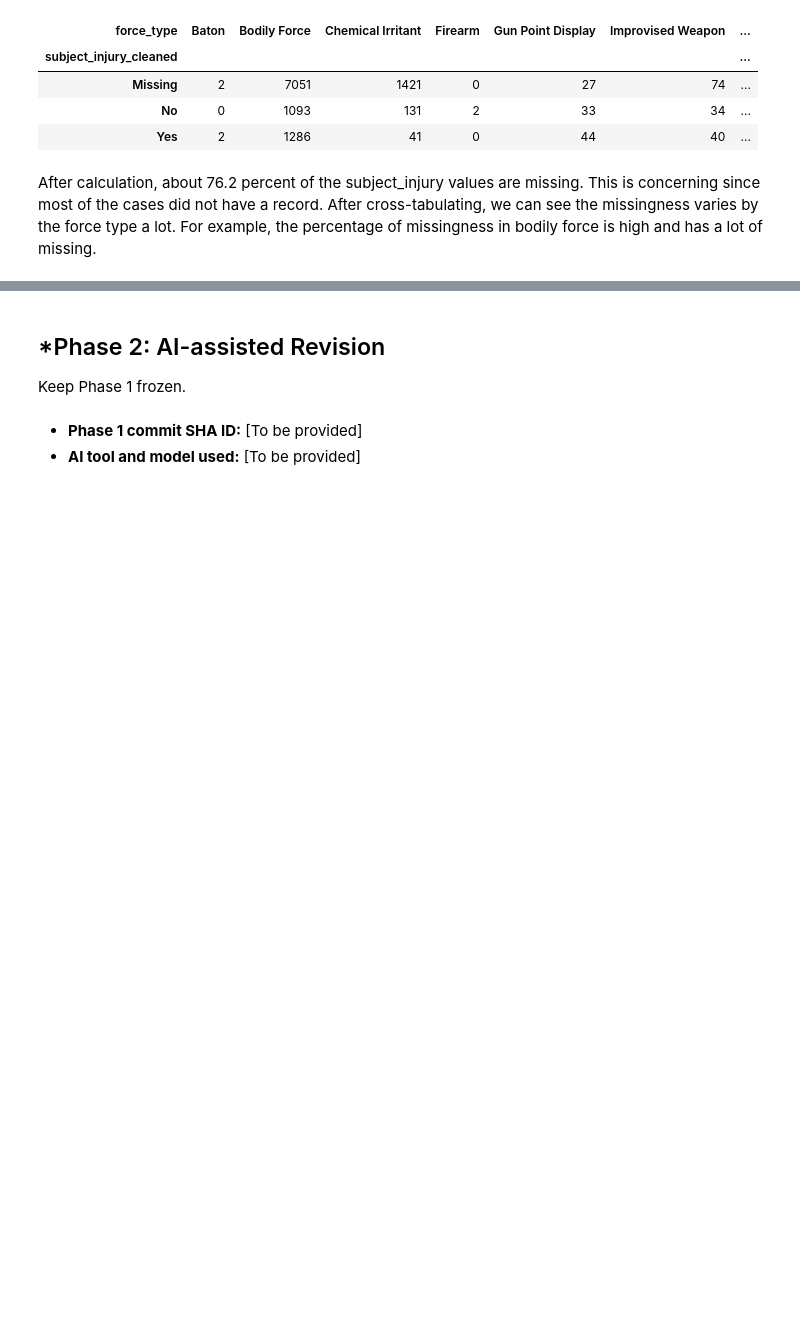
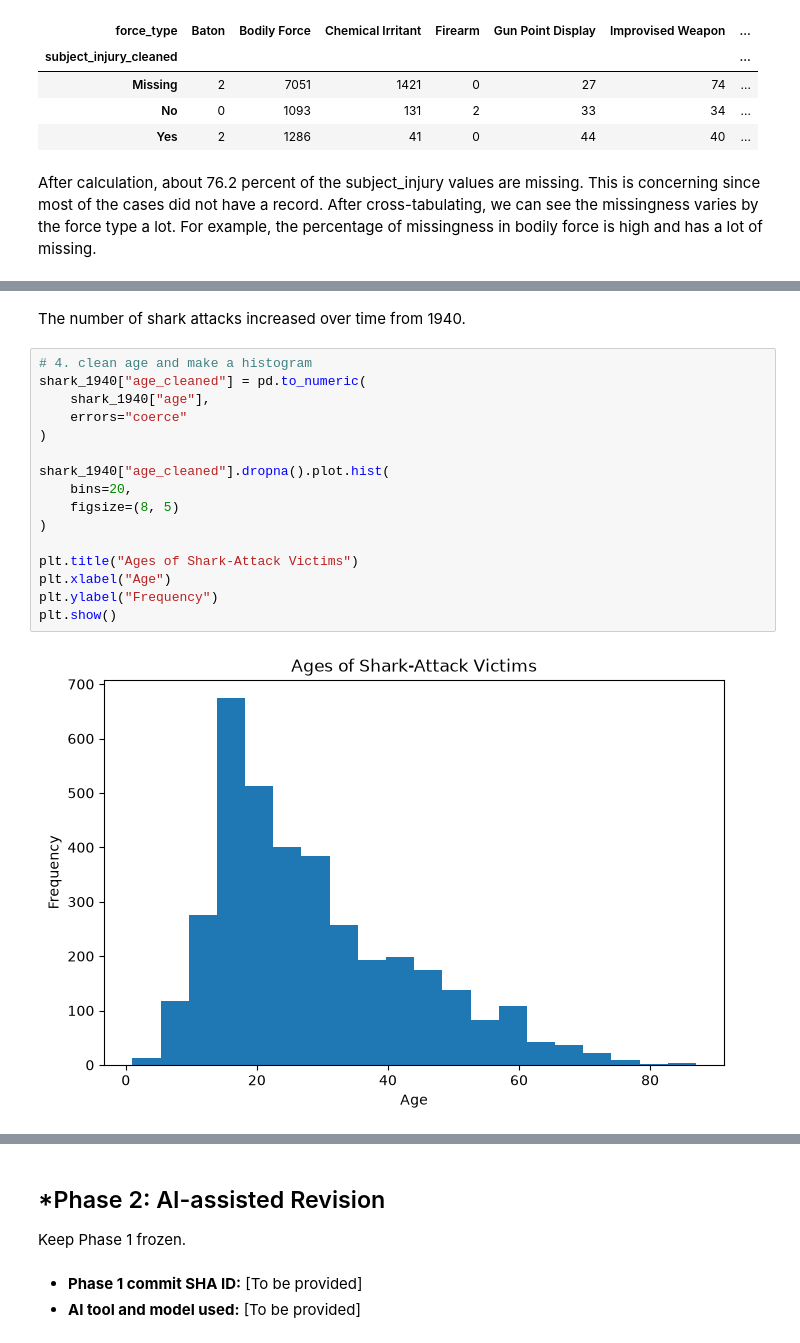
Before and after one commit to yilinw762/A01-data-wrangling, a Jupyter notebook: notebook.ipynb, the cells around one changed output, grey strips where cells are left out. Saved outputs shown, nothing was run; the diff lists cells and outputs as text; blank space fills up the shorter version.

```diff
--- a/notebook.ipynb
+++ b/notebook.ipynb
@@ -121,0 +155,20 @@ After cross-tabulating, we can see the missingness varies by the force type a lo
+# %% [markdown]
+The number of shark attacks increased over time from 1940.
+# %%
+# 4. clean age and make a histogram
+shark_1940["age_cleaned"] = pd.to_numeric(
+    shark_1940["age"],
+    errors="coerce"
+)
+
+shark_1940["age_cleaned"].dropna().plot.hist(
+    bins=20,
+    figsize=(8, 5)
+)
+
+plt.title("Ages of Shark-Attack Victims")
+plt.xlabel("Age")
+plt.ylabel("Frequency")
+plt.show()
+# %% [output]
+[figure, added]
```
Also changed, not shown: parts of 5 cells of this notebook, 1 other file.
